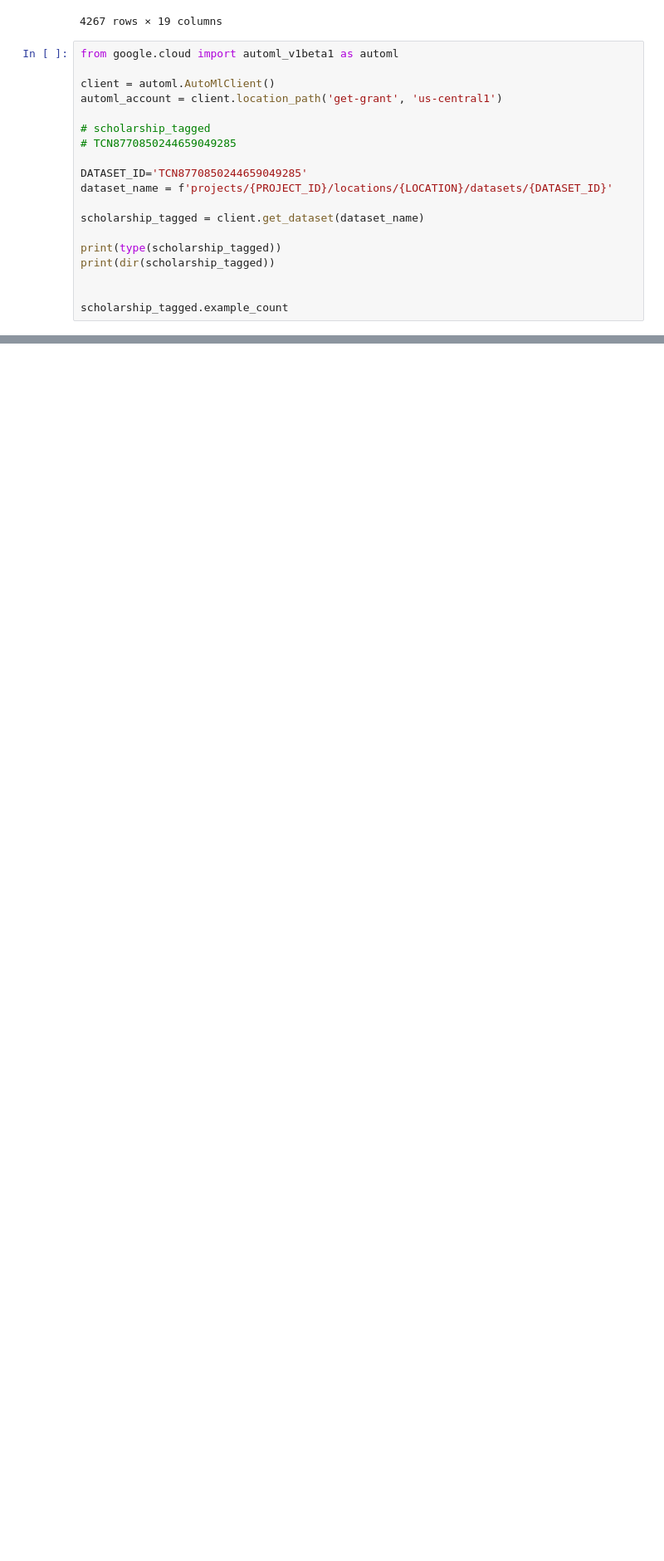
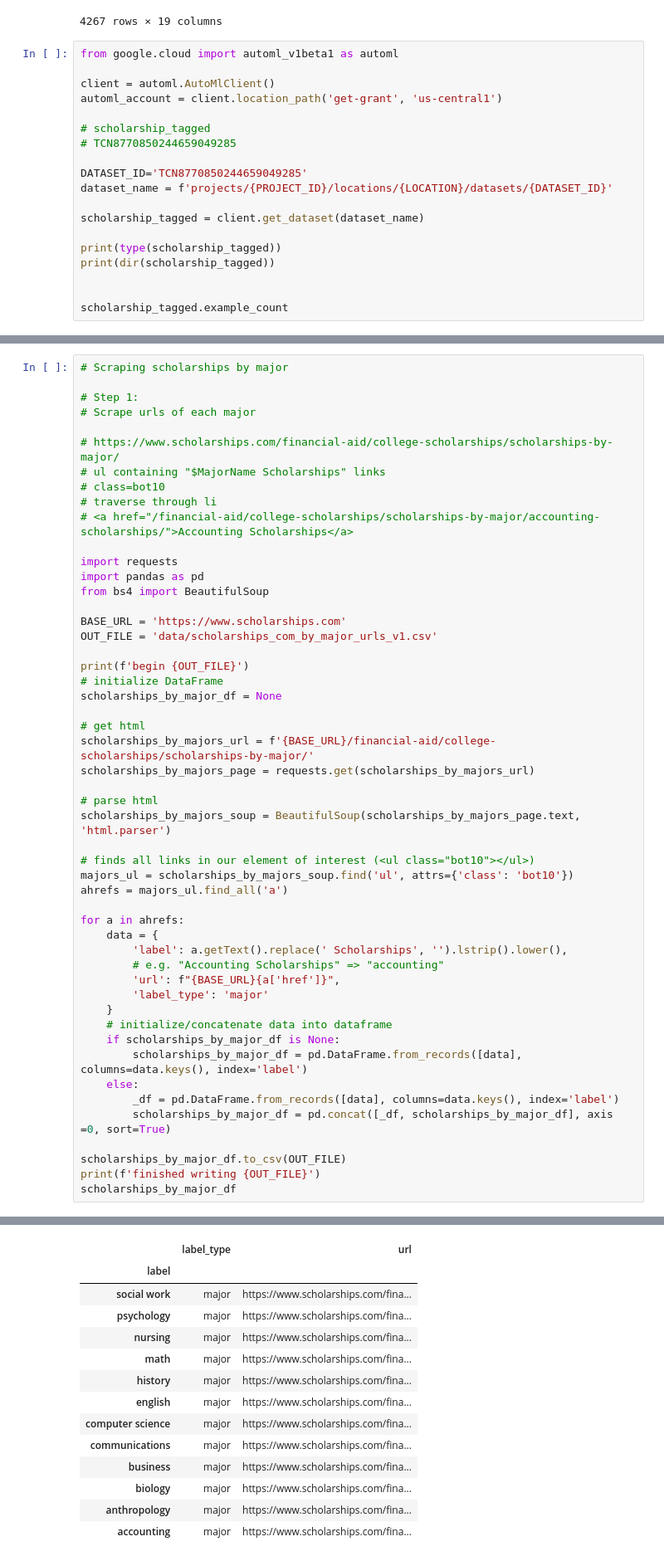
Before and after one commit to leigh-johnson/grant-automl, a Jupyter notebook: AutoML talk @ Google.ipynb, the cells around one changed output, grey strips where cells are left out. Shown at 83% size. Saved outputs shown, nothing was run; the diff lists cells and outputs as text; blank space fills up the shorter version.

Commit message:
finish scholarship dot com major/area of study scraper

```diff
--- a/AutoML talk @ Google.ipynb
+++ b/AutoML talk @ Google.ipynb
@@ -264,0 +261,52 @@ scholarship_tagged.example_count
+# %%
+# Scraping scholarships by major
+
+# Step 1:
+# Scrape urls of each major
+
+# https://www.scholarships.com/financial-aid/college-scholarships/scholarships-by-major/
+# ul containing "$MajorName Scholarships" links
+# class=bot10
+# traverse through li
+# <a href="/financial-aid/college-scholarships/scholarships-by-major/accounting-scholarships/">Accounting Scholarships</a>
+
+import requests
+import pandas as pd
+from bs4 import BeautifulSoup
+
+BASE_URL = 'https://www.scholarships.com'
+OUT_FILE = 'data/scholarships_com_by_major_urls_v1.csv'
+
+print(f'begin {OUT_FILE}')
+# initialize DataFrame
+scholarships_by_major_df = None
+
+# get html
+scholarships_by_majors_url = f'{BASE_URL}/financial-aid/college-scholarships/scholarships-by-major/'
+scholarships_by_majors_page = requests.get(scholarships_by_majors_url)
+
+# parse html
+scholarships_by_majors_soup = BeautifulSoup(scholarships_by_majors_page.text, 'html.parser')
+
+# finds all links in our element of interest (<ul class="bot10"></ul>)
+majors_ul = scholarships_by_majors_soup.find('ul', attrs={'class': 'bot10'})
+ahrefs = majors_ul.find_all('a')
+
+for a in ahrefs:
+    data = {
+        'label': a.getText().replace(' Scholarships', '').lstrip().lower(),
+        # e.g. "Accounting Scholarships" => "accounting"
+        'url': f"{BASE_URL}{a['href']}",
+        'label_type': 'major'
+    }
+    # initialize/concatenate data into dataframe
+    if scholarships_by_major_df is None:
+        scholarships_by_major_df = pd.DataFrame.from_records([data], columns=data.keys(), index='label')
+    else:
+        _df = pd.DataFrame.from_records([data], columns=data.keys(), index='label')
+        scholarships_by_major_df = pd.concat([_df, scholarships_by_major_df], axis =0, sort=True)
+
+scholarships_by_major_df.to_csv(OUT_FILE)
+print(f'finished writing {OUT_FILE}')
+scholarships_by_major_df
+# %% [output]
@@ -264,0 +315,14 @@ scholarship_tagged.example_count
+|  | label_type | url |
+| label |  |  |
+| social work | major | https://www.scholarships.com/fina... |
+| psychology | major | https://www.scholarships.com/fina... |
+| nursing | major | https://www.scholarships.com/fina... |
+| math | major | https://www.scholarships.com/fina... |
+| history | major | https://www.scholarships.com/fina... |
+| english | major | https://www.scholarships.com/fina... |
+| computer science | major | https://www.scholarships.com/fina... |
+| communications | major | https://www.scholarships.com/fina... |
+| business | major | https://www.scholarships.com/fina... |
+| biology | major | https://www.scholarships.com/fina... |
+| anthropology | major | https://www.scholarships.com/fina... |
+| accounting | major | https://www.scholarships.com/fina... |
```
Also changed, not shown: parts of 3 cells of this notebook.
